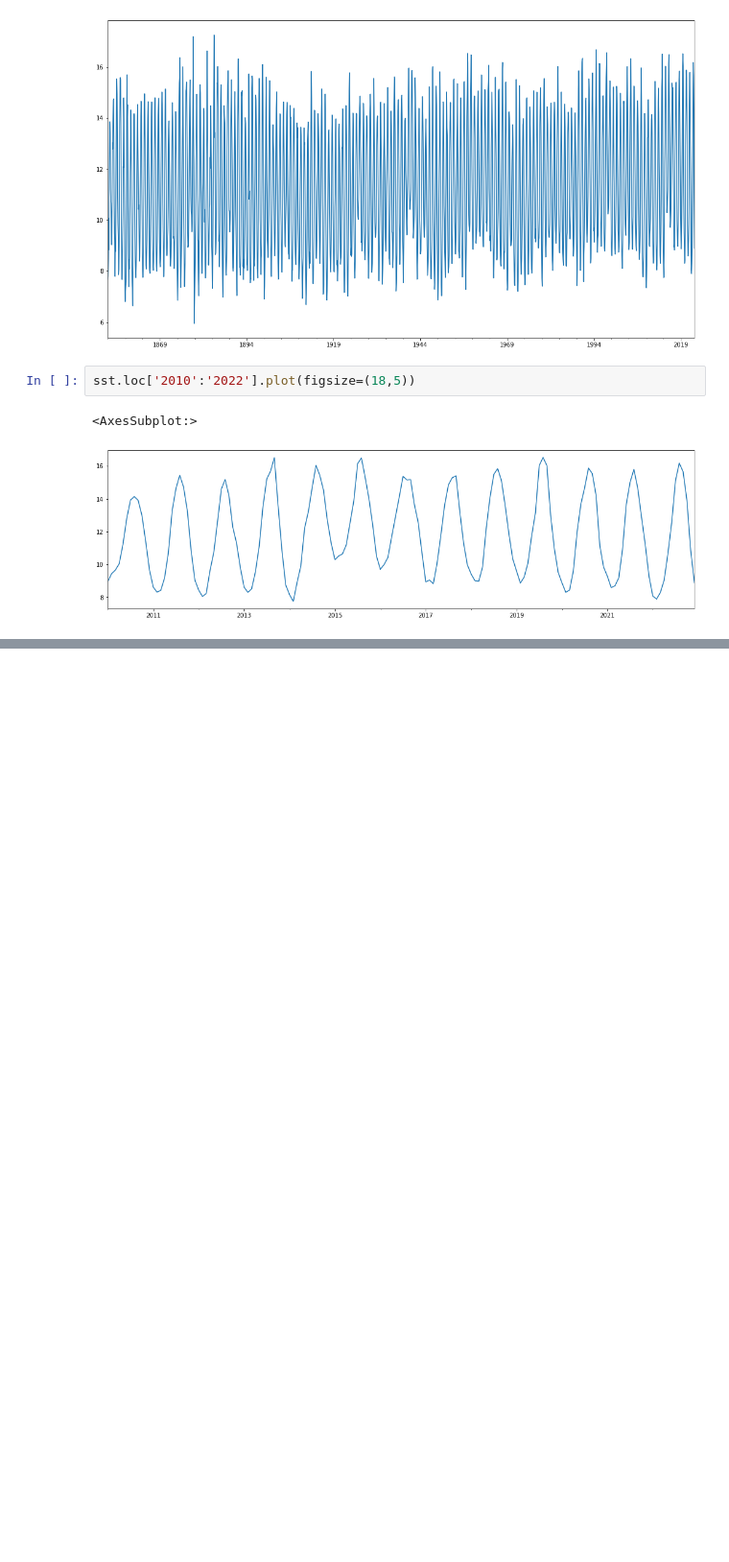
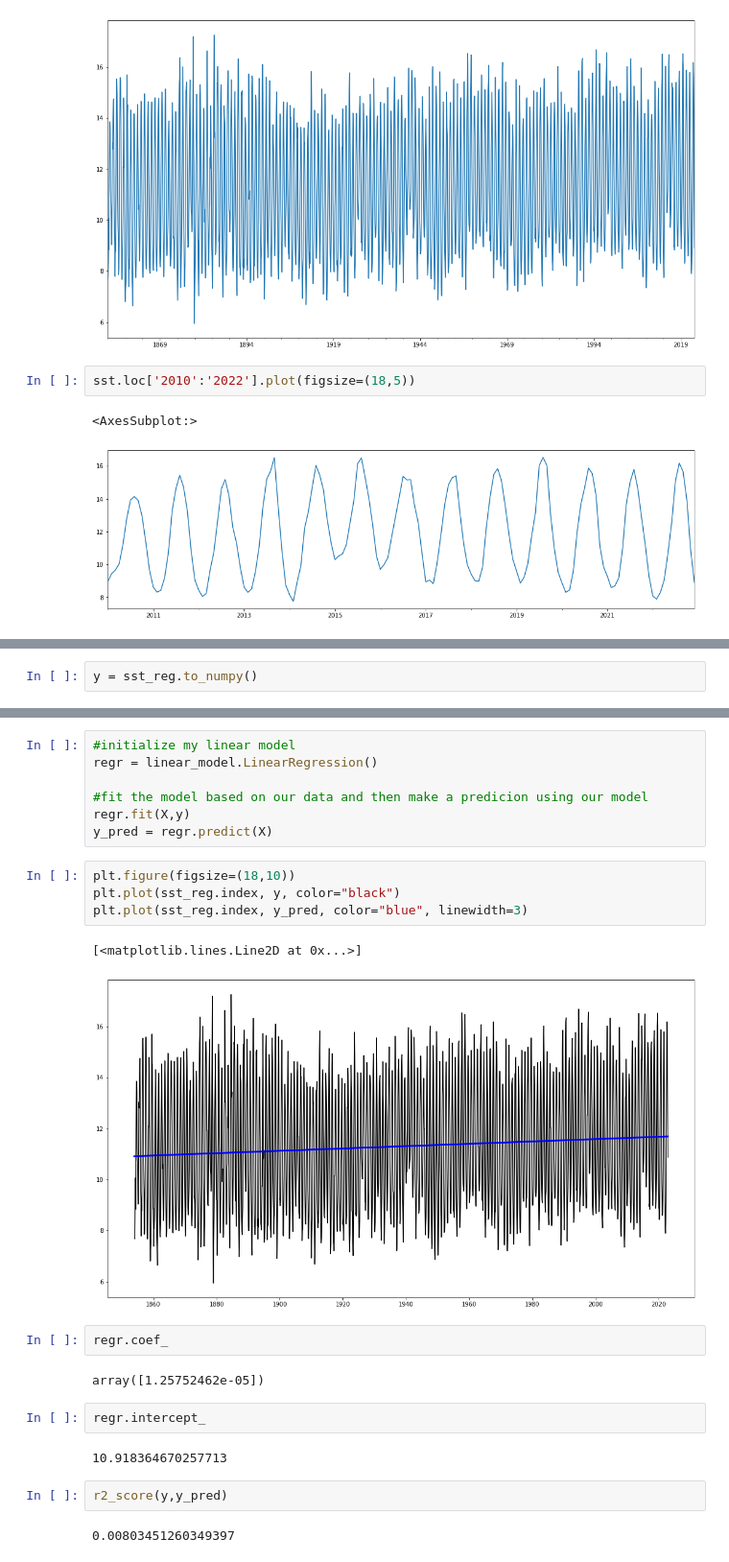
Before and after one commit to eoda-macs401/earth_ocean_data_analysis, a Jupyter notebook: _sources/Notebooks/Untitled.ipynb, the cells around one changed output, grey strips where cells are left out. Shown at 96% size. Saved outputs shown, nothing was run; the diff lists cells and outputs as text; blank space fills up the shorter version.

```diff
--- a/_sources/Notebooks/Untitled.ipynb
+++ b/_sources/Notebooks/Untitled.ipynb
@@ -115,0 +226,2 @@ sst.loc['2010':'2022'].plot(figsize=(18,5))
+# %%
+y = sst_reg.to_numpy()
@@ -115,0 +231,26 @@ sst.loc['2010':'2022'].plot(figsize=(18,5))
+# %%
+#initialize my linear model
+regr = linear_model.LinearRegression()
+
+#fit the model based on our data and then make a predicion using our model
+regr.fit(X,y)
+y_pred = regr.predict(X)
+# %%
+plt.figure(figsize=(18,10))
+plt.plot(sst_reg.index, y, color="black")
+plt.plot(sst_reg.index, y_pred, color="blue", linewidth=3)
+# %% [output]
+[<matplotlib.lines.Line2D at 0x...>]
+[figure, added]
+# %%
+regr.coef_
+# %% [output]
+array([1.25752462e-05])
+# %%
+regr.intercept_
+# %% [output]
+10.918364670257713
+# %%
+r2_score(y,y_pred)
+# %% [output]
+0.00803451260349397
```
Also changed, not shown: parts of 23 cells of this notebook, 16 other files.
